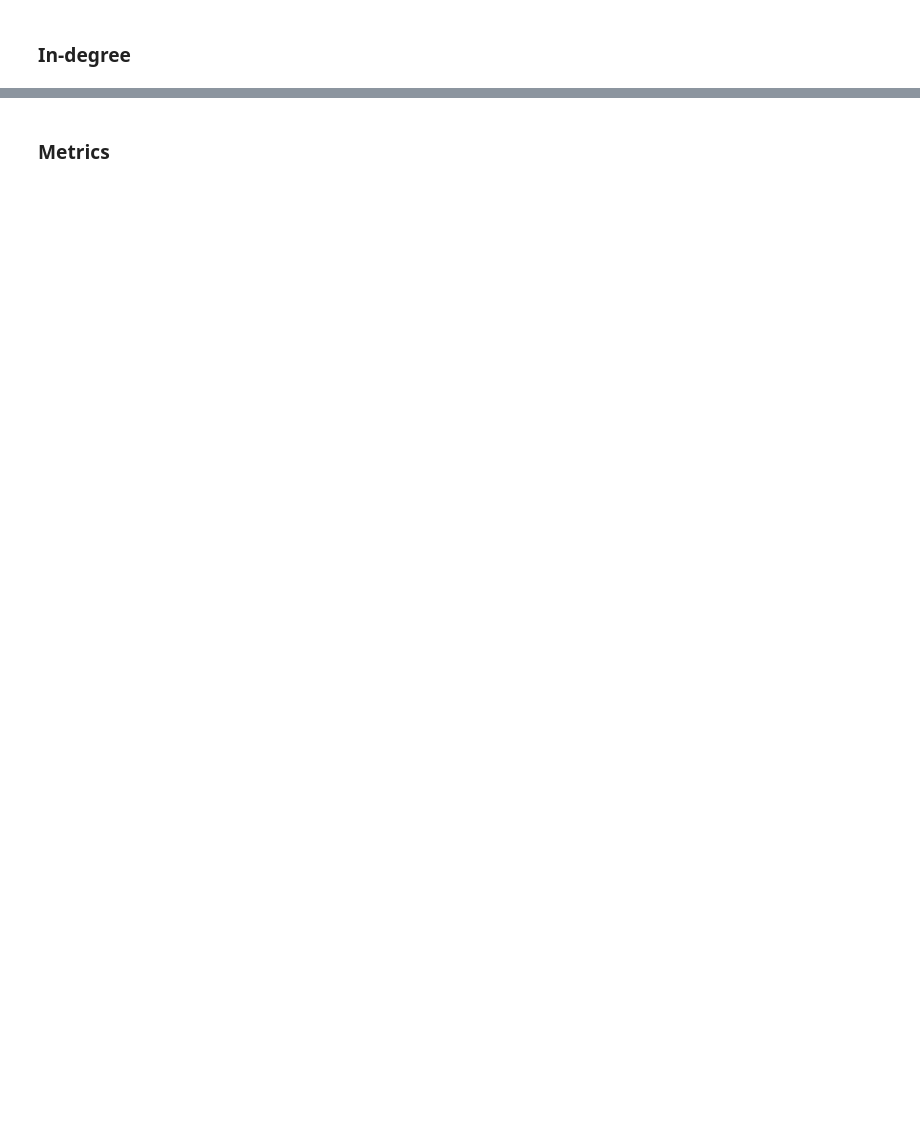
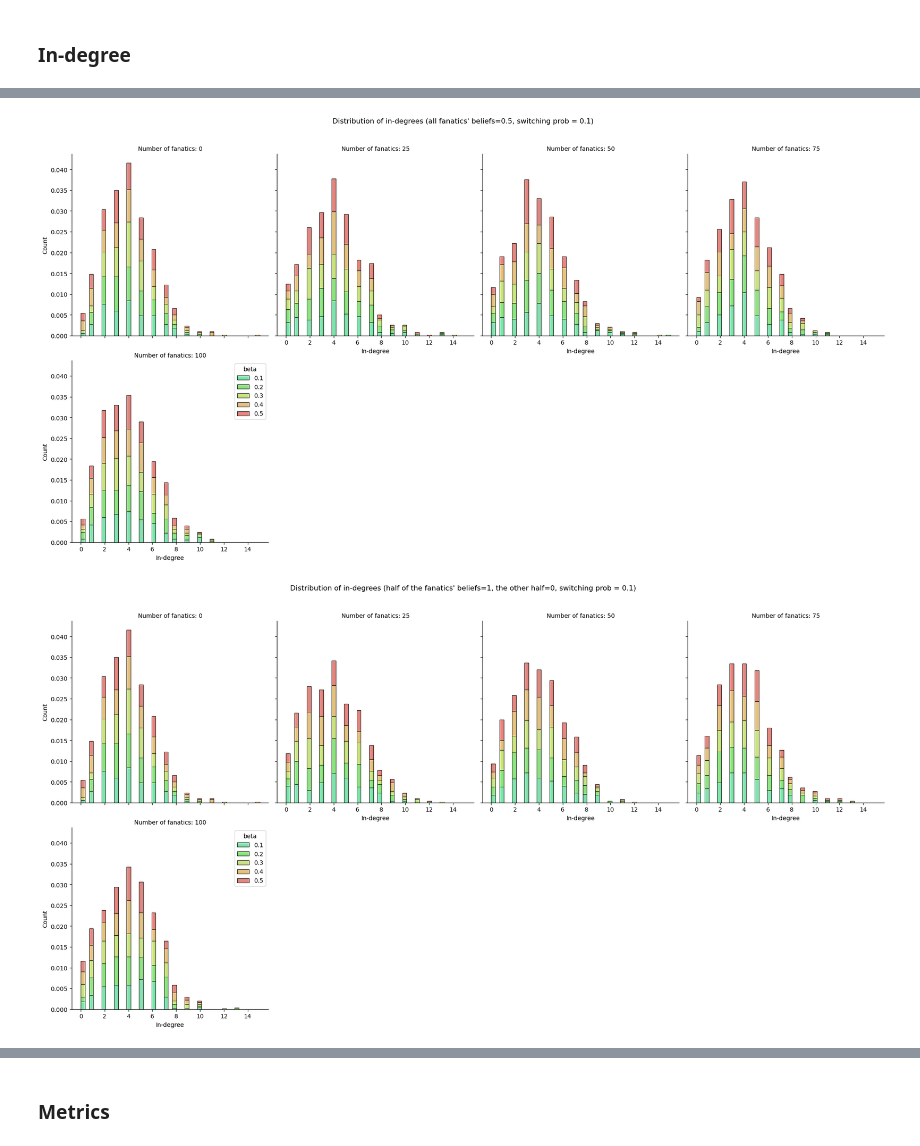
Before and after one commit to ducquando/social-network, a Jupyter notebook: analyze.ipynb, the cells around one changed output, grey strips where cells are left out. Cells and saved outputs as stored; diff of their text form; code cells hidden in the pictures; blank space fills up the shorter version.

```diff
--- a/analyze.ipynb
+++ b/analyze.ipynb
@@ -33,11 +24,6 @@ data_no_fanatics['last_network'] = data_no_fanatics['network_array'].apply(lambd
 data_no_fanatics['last_belief'] = data_no_fanatics['belief_array'].apply(lambda x: x[-1])
 # %% [markdown]
 ### In-degree
-# %%
-def get_indegree(network):
-    G = nx.from_numpy_array(network, create_using=nx.DiGraph)
-    indegree = np.array([G.in_degree(n) for n in G.nodes()])
-    return indegree
 # %%
 data_fanatics['last_indegree'] = data_fanatics['last_network'].apply(lambda x: get_indegree(x))
 data_no_fanatics['last_indegree'] = data_no_fanatics['last_network'].apply(lambda x: get_indegree(x))
@@ -276,27 +80,2 @@ _ = visualize_clustering_coeff(data_fanatics, data_no_fanatics, ["min-max", "max
 # %% [markdown]
 ### In-degree
-# %%
-def visualize_indegree(data: pd.DataFrame, export=False):
-    """Visualize the distribution of in-degrees."""
-    scheme = ''
-    fanatics_scheme = data["fanatics_scheme"].sample().str.cat(sep='')
-    switching_prob = data["switching_prob"].sample().values[0]
-    if fanatics_scheme == 'max':
-        scheme = "all fanatics' beliefs=1"
-    elif fanatics_scheme == 'min-max':
-        scheme = "half of the fanatics' beliefs=1, the other half=0"
-    elif fanatics_scheme == 'mean':
-        scheme = "all fanatics' beliefs=0.5"
-
-    temp = data.explode('last_indegree')
-    palette = sns.color_palette("hls", 10)
-    g_indegree = sns.displot(data=temp, x='last_indegree', hue='beta', col='num_fanatics', col_wrap=4, palette=palette, multiple='stack', legend=False, stat='probability')
-    g_indegree.set_axis_labels('In-degree', 'Count')
-    g_indegree.set_titles('Number of fanatics: {col_name}')
-    g_indegree.fig.suptitle(f'Distribution of in-degrees ({scheme}, switching prob = {switching_prob})', y=1.05)
-    plt.legend(title='beta', labels=[0.1, 0.2, 0.3, 0.4, 0.5, 0.6, 0.7, 0.8, 0.9, 1.0])
-    plt.show(g_indegree)
-
-    # Export
-    if export:
-        g_indegree.savefig(f'./plots/{date}/{date_time}_indegree_{fanatics_scheme}_{switching_prob}.png')
@@ -316,0 +82,7 @@ visualize_indegree(fanatics_mean_high, export=True)
+# %%
+visualize_indegree(fanatics_mean, DATE, TIME, export=True)
+visualize_indegree(fanatics_min_max, DATE, TIME, export=True)
+visualize_indegree(fanatics_max, DATE, TIME, export=True)
+# %% [output]
+[figure, added]
+[figure, added]
```
Also changed, not shown: parts of 19 cells of this notebook, 45 other files.
